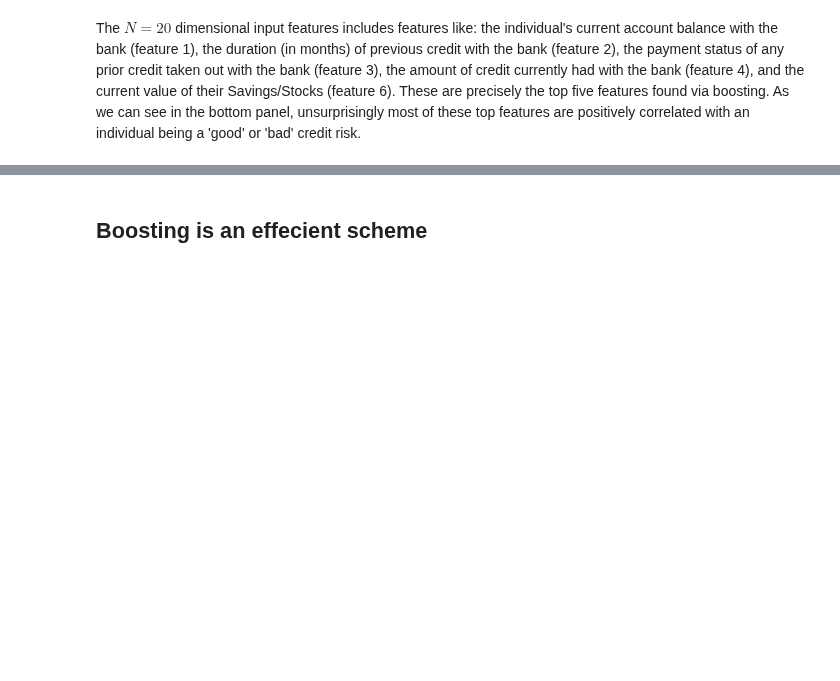
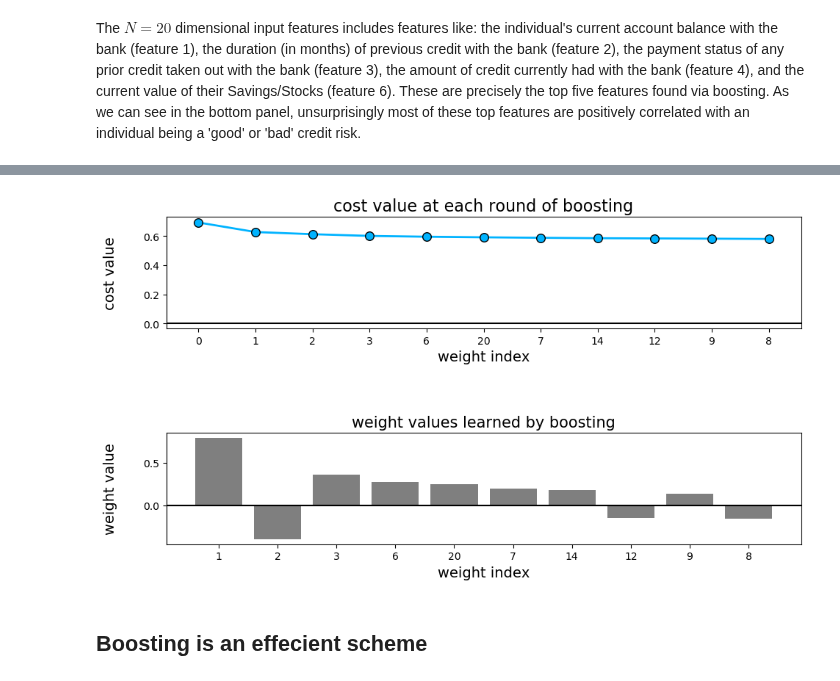
Before and after one commit to neonwatty/machine_learning_refined, a Jupyter notebook: notes/9_Feature_engineer_select/9_6_Boosting.ipynb, the cells around one changed output, grey strips where cells are left out. Cells and saved outputs as stored; diff of their text form; code cells hidden in the pictures; blank space fills up the shorter version.

```diff
--- a/notes/9_Feature_engineer_select/9_6_Boosting.ipynb
+++ b/notes/9_Feature_engineer_select/9_6_Boosting.ipynb
@@ -189,13 +159,12 @@ The $N=20$ dimensional input features includes features like: the individual's c
 # %%
 ## This code cell will not be shown in the HTML version of this notebook
 # load in dataset
-csvname = datapath + 'credit_dataset.csv'
-data = np.loadtxt(csvname,delimiter = ',')
+data = np.loadtxt(data_path_2,delimiter = ',')
 x = data[:-1,:]
 y = data[-1:,:]
 
 # import booster
-mylib = superlearn.boost_lib.superlearn_setup.Setup(x,y)
+mylib = section_9_6_helpers.BoostSetup(x,y)
 
 # choose normalizer
 mylib.choose_normalizer(name = 'standard')
@@ -210,5 +179,5 @@ mylib.choose_optimizer('newtons_method',max_its=10)
 mylib.boost(num_rounds=10)
 
 # plot round history
-mylib.plot_history()
+mylib.plot_history();
 # %% [output]
@@ -217,3 +184,4 @@ mylib.plot_history()
+[figure, added]
 # %% [markdown]
 ##  Boosting is an effecient scheme
 # %% [markdown]
```
Also changed, not shown: parts of 3 cells of this notebook, 22 other files.
